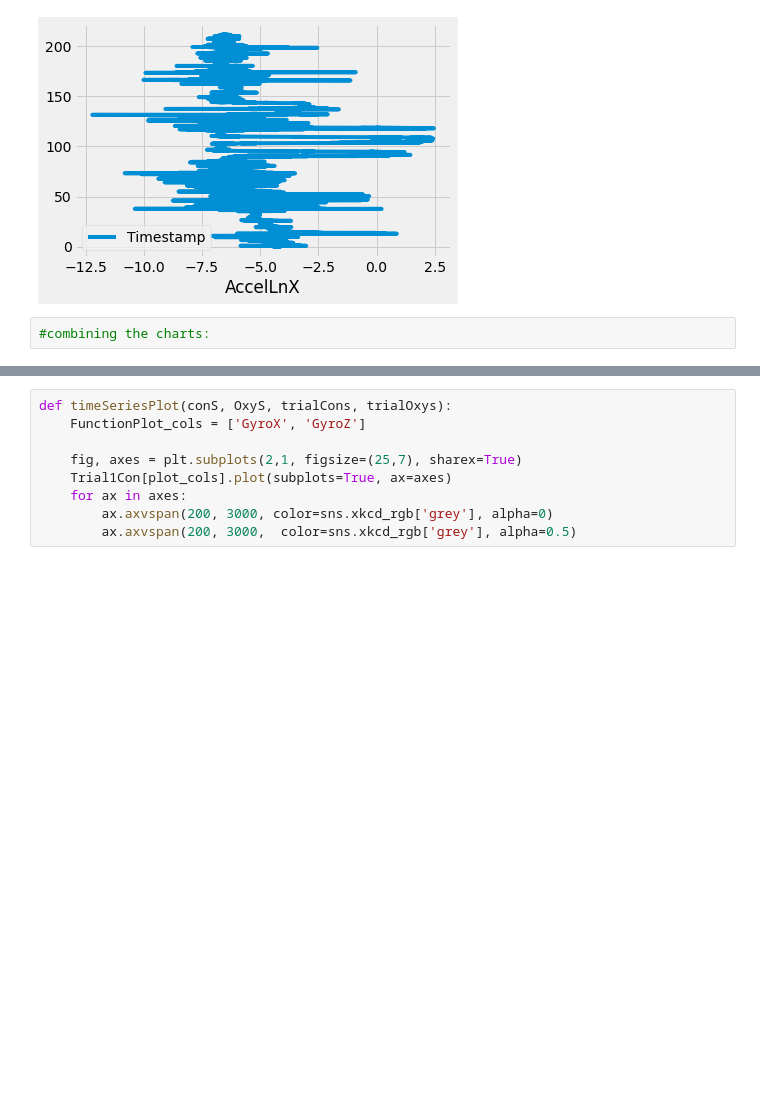
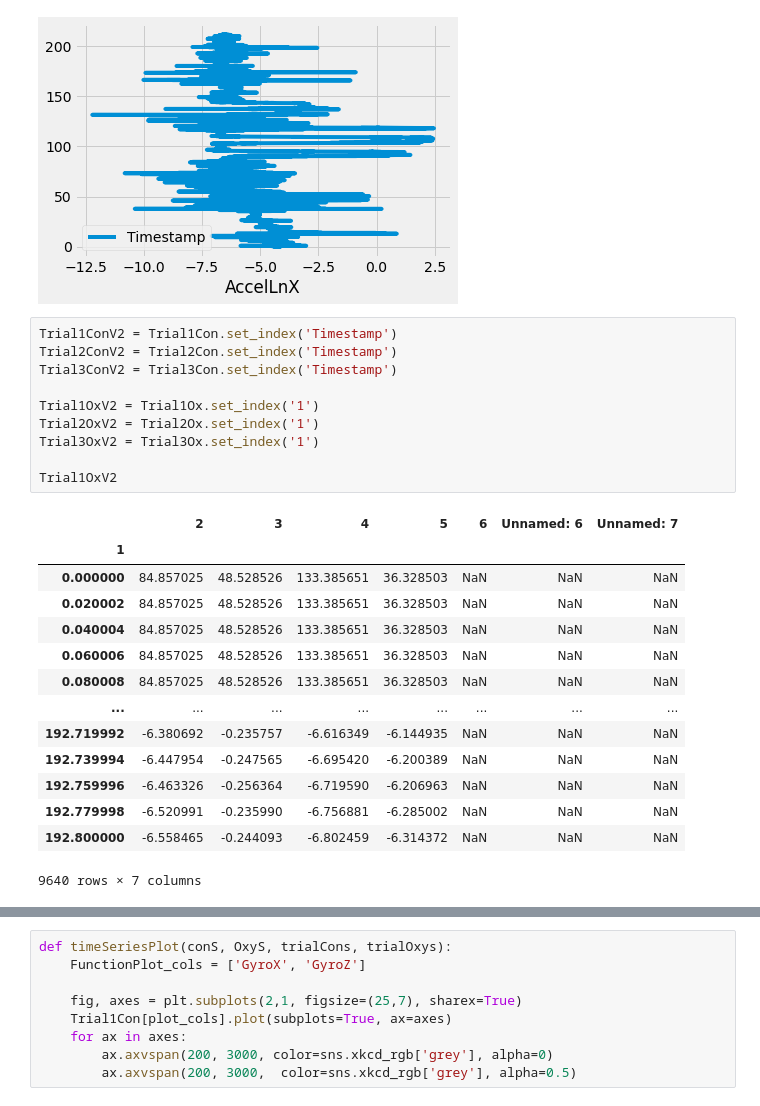
Before and after one commit to VirajJaneja/FNIRSMotionArtifacts, a Jupyter notebook: Motion Artifact Identification.ipynb, the cells around one changed output, grey strips where cells are left out. Cells and saved outputs as stored; diff of their text form; blank space fills up the shorter version.

```diff
--- a/Motion Artifact Identification.ipynb
+++ b/Motion Artifact Identification.ipynb
@@ -259,5 +259,28 @@ Trial1Con.plot('AccelLnX', 'Timestamp')
 <AxesSubplot:xlabel='AccelLnX'>
 [figure]
 # %%
-#combining the charts:
+Trial1ConV2 = Trial1Con.set_index('Timestamp')
+Trial2ConV2 = Trial2Con.set_index('Timestamp')
+Trial3ConV2 = Trial3Con.set_index('Timestamp')
+
+Trial1OxV2 = Trial1Ox.set_index('1')
+Trial2OxV2 = Trial2Ox.set_index('1')
+Trial3OxV2 = Trial3Ox.set_index('1')
+
+Trial1OxV2
+# %% [output]
+|  | 2 | 3 | 4 | 5 | 6 | Unnamed: 6 | Unnamed: 7 |
+| 1 |  |  |  |  |  |  |  |
+| 0.000000 | 84.857025 | 48.528526 | 133.385651 | 36.328503 | NaN | NaN | NaN |
+| 0.020002 | 84.857025 | 48.528526 | 133.385651 | 36.328503 | NaN | NaN | NaN |
+| 0.040004 | 84.857025 | 48.528526 | 133.385651 | 36.328503 | NaN | NaN | NaN |
+| 0.060006 | 84.857025 | 48.528526 | 133.385651 | 36.328503 | NaN | NaN | NaN |
+| 0.080008 | 84.857025 | 48.528526 | 133.385651 | 36.328503 | NaN | NaN | NaN |
+| ... | ... | ... | ... | ... | ... | ... | ... |
+| 192.719992 | -6.380692 | -0.235757 | -6.616349 | -6.144935 | NaN | NaN | NaN |
+| 192.739994 | -6.447954 | -0.247565 | -6.695420 | -6.200389 | NaN | NaN | NaN |
+| 192.759996 | -6.463326 | -0.256364 | -6.719590 | -6.206963 | NaN | NaN | NaN |
+| 192.779998 | -6.520991 | -0.235990 | -6.756881 | -6.285002 | NaN | NaN | NaN |
+| 192.800000 | -6.558465 | -0.244093 | -6.802459 | -6.314372 | NaN | NaN | NaN |
+9640 rows × 7 columns
 # %%
```
Also changed, not shown: parts of 3 cells of this notebook.
